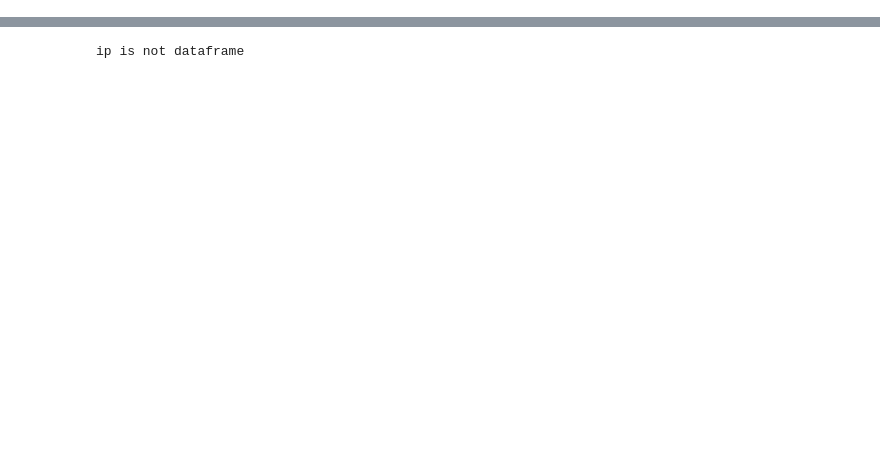
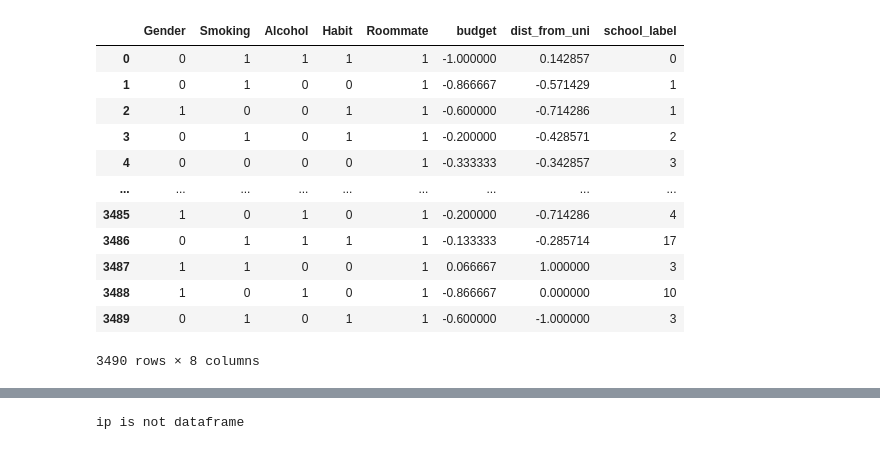
Before and after one commit to edzdgx/Roommate-Apartment-Finding-Platform, a Jupyter notebook: src/knn.ipynb, the cells around one changed output, grey strips where cells are left out. Drawn from its saved outputs; the diff is of its cells as text; code cells hidden in the pictures; blank space fills up the shorter version.

```diff
--- a/src/knn.ipynb
+++ b/src/knn.ipynb
@@ -109,4 +109,12 @@ def findRoommate(new_person, database, n_roommates, alpha, beta):
     top_n_matches = np.argsort(final_dist)[0][1 : n_roommates + 1]
     print(top_n_matches)
     print(list(name_g[j] for j in top_n_matches))
+# %%
+def normalize(df, features):
+    result = df.copy()
+    for feature_name in features:
+        max_value = df[feature_name].max()
+        min_value = df[feature_name].min()
+        result[feature_name] = ((df[feature_name] - min_value) / (max_value - min_value))*2-1
+    return result
 # %%
@@ -138,2 +146,21 @@ meta_data
 3490 rows × 8 columns
+# %%
+features = ['budget', 'dist_from_uni']
+normalized_data = normalize(meta_data, features)
+# %%
+normalized_data
+# %% [output]
+|  | Gender | Smoking | Alcohol | Habit | Roommate | budget | dist_from_uni | school_label |
+| 0 | 0 | 1 | 1 | 1 | 1 | -1.000000 | 0.142857 | 0 |
+| 1 | 0 | 1 | 0 | 0 | 1 | -0.866667 | -0.571429 | 1 |
+| 2 | 1 | 0 | 0 | 1 | 1 | -0.600000 | -0.714286 | 1 |
+| 3 | 0 | 1 | 0 | 1 | 1 | -0.200000 | -0.428571 | 2 |
+| 4 | 0 | 0 | 0 | 0 | 1 | -0.333333 | -0.342857 | 3 |
+| ... | ... | ... | ... | ... | ... | ... | ... | ... |
+| 3485 | 1 | 0 | 1 | 0 | 1 | -0.200000 | -0.714286 | 4 |
+| 3486 | 0 | 1 | 1 | 1 | 1 | -0.133333 | -0.285714 | 17 |
+| 3487 | 1 | 1 | 0 | 0 | 1 | 0.066667 | 1.000000 | 3 |
+| 3488 | 1 | 0 | 1 | 0 | 1 | -0.866667 | 0.000000 | 10 |
+| 3489 | 0 | 1 | 0 | 1 | 1 | -0.600000 | -1.000000 | 3 |
+3490 rows × 8 columns
 # %%
```
Also changed, not shown: parts of 18 cells of this notebook, 8 other files.
